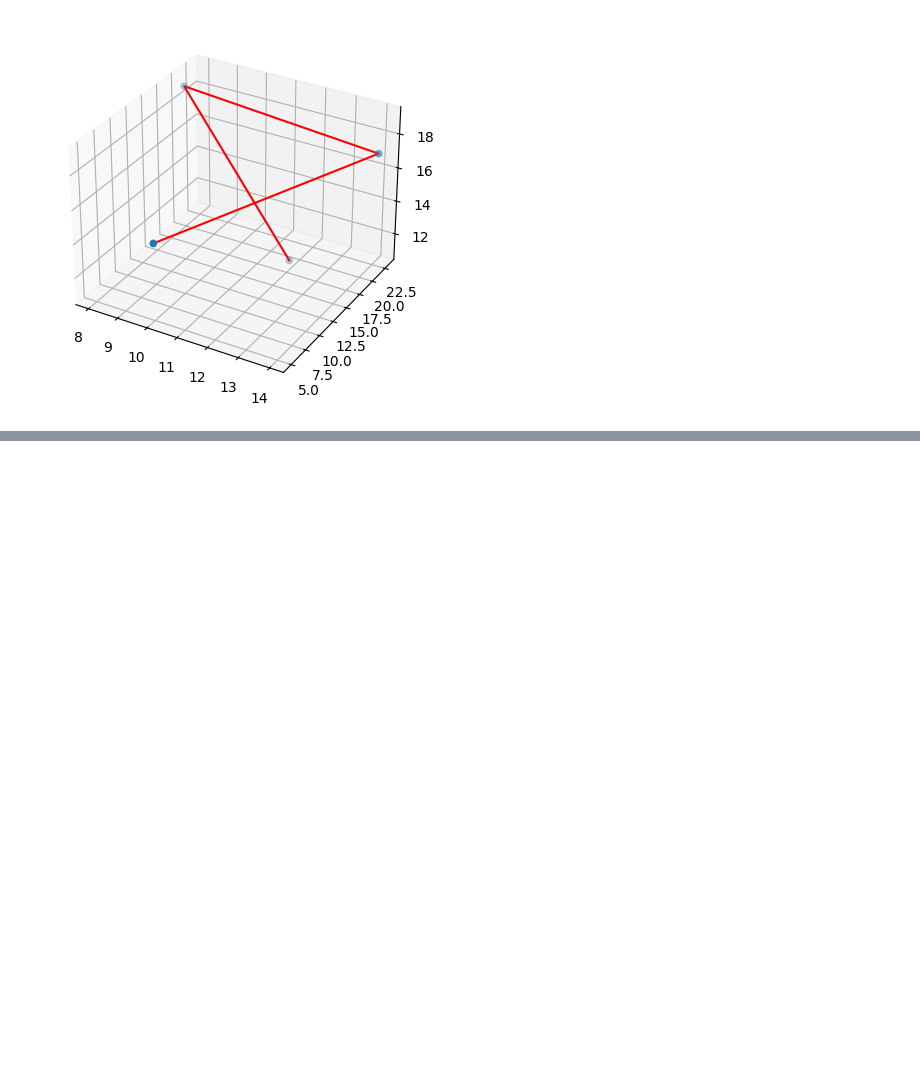
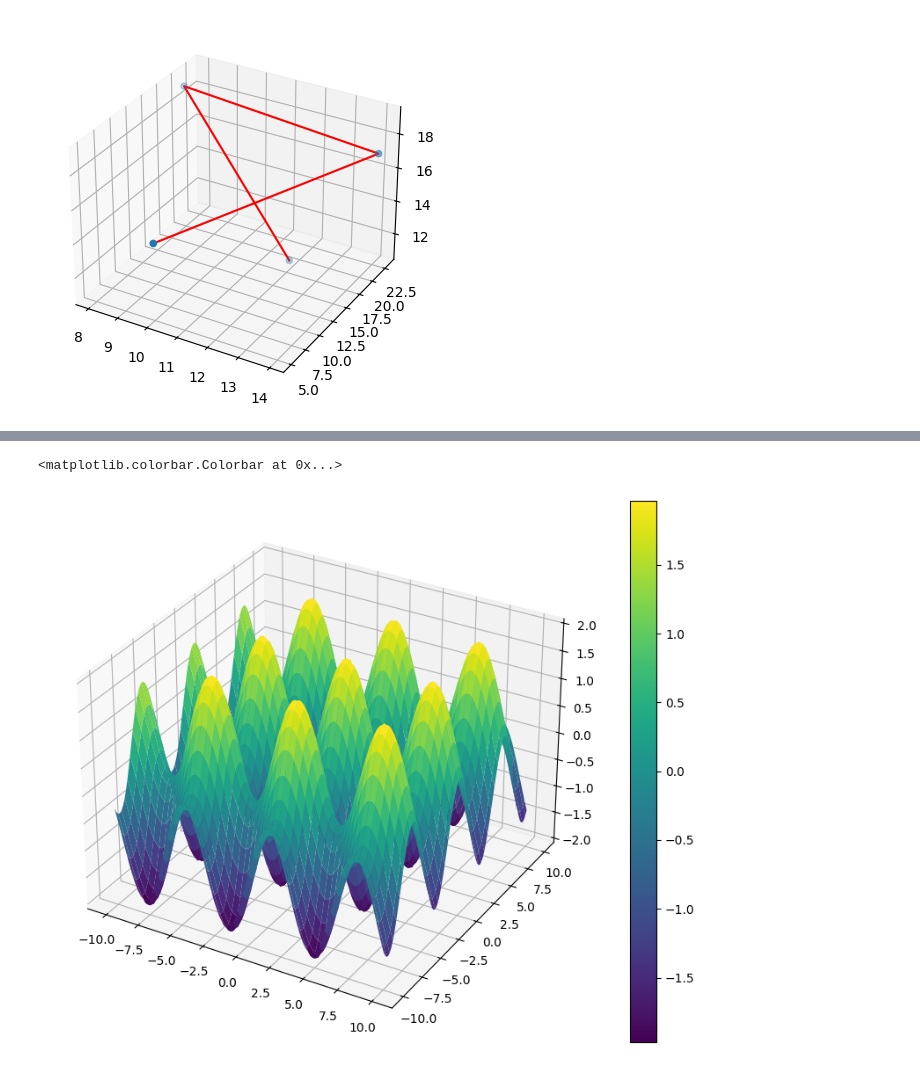
Before and after one commit to hrishavraj89/advanced_matplotlib, a Jupyter notebook: notebook.ipynb, the cells around one changed output, grey strips where cells are left out. Saved outputs shown, nothing was run; the diff lists cells and outputs as text; code cells hidden in the pictures; blank space fills up the shorter version.

```diff
--- a/notebook.ipynb
+++ b/notebook.ipynb
@@ -258,0 +304,9 @@ ax.plot(x,y,z, color='red')
+# %%
+z = np.sin(xx)+np.cos(yy)
+fig = plt.figure(figsize=(12,8))
+ax = plt.subplot(projection='3d')
+p = ax.plot_surface(x,yy,z, cmap='viridis')
+fig.colorbar(p)
+# %% [output]
+<matplotlib.colorbar.Colorbar at 0x...>
+[figure, added]
```
Also changed, not shown: parts of 8 cells of this notebook.
